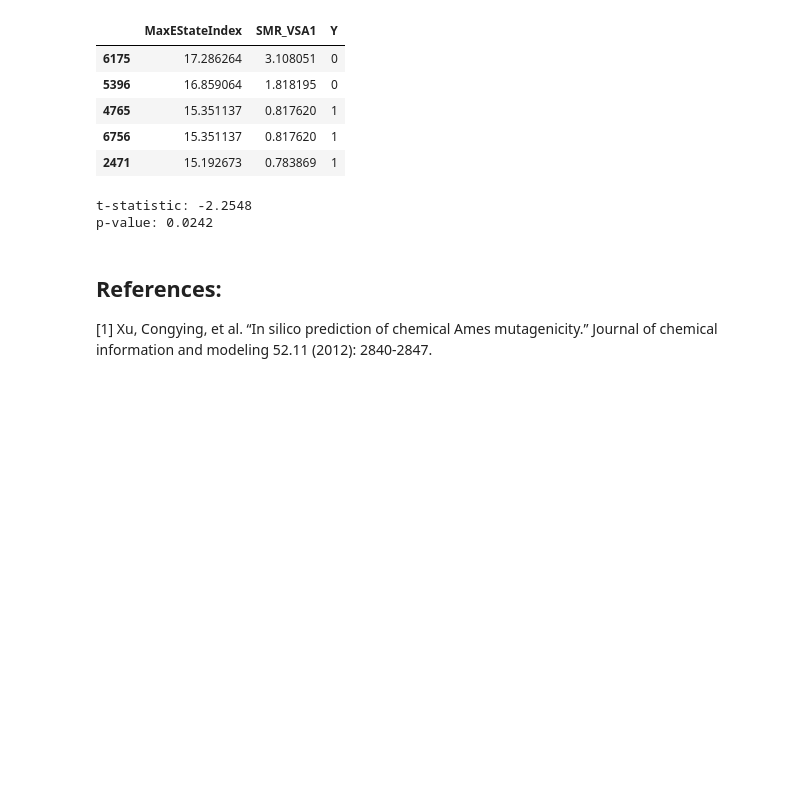
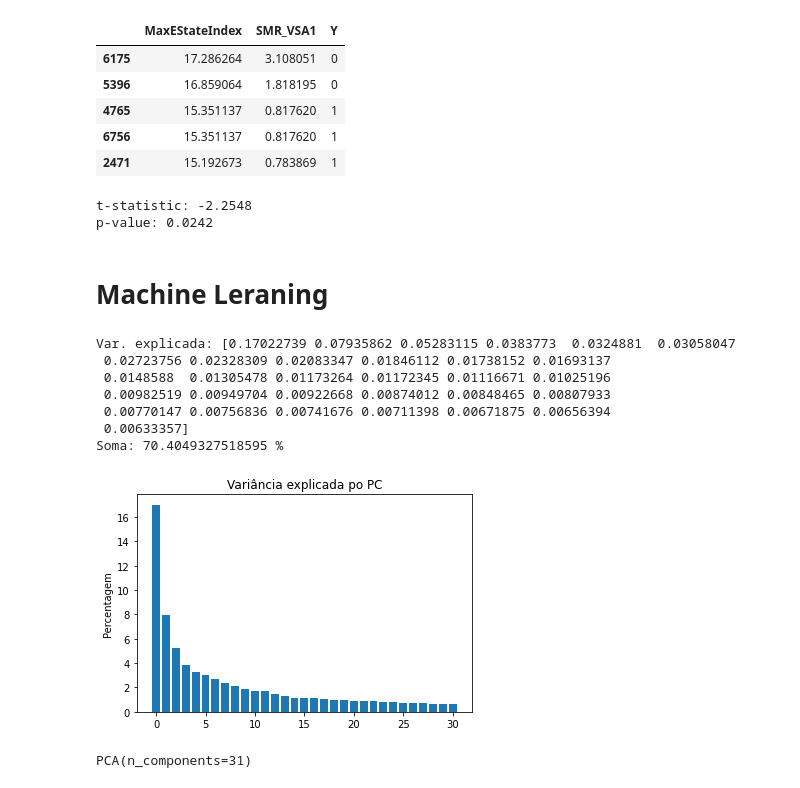
Before and after one commit to esperancaa/Extracao_de_Dados, a Jupyter notebook: Trabalho_Pyhton/Trabalho.ipynb, the cells around one changed output. Cells and saved outputs as stored; diff of their text form; code cells hidden in the pictures; blank space fills up the shorter version.

```diff
--- a/Trabalho_Pyhton/Trabalho.ipynb
+++ b/Trabalho_Pyhton/Trabalho.ipynb
@@ -543,7 +543,39 @@ print(f'p-value: {p_value:.4f}')
 # %% [output]
 t-statistic: -2.2548
 p-value: 0.0242
-# %% [markdown]
-## References:
-
-[1] Xu, Congying, et al. “In silico prediction of chemical Ames mutagenicity.” Journal of chemical information and modeling 52.11 (2012): 2840-2847.
+# %% [markdown]
+# Machine Leraning
+# %%
+from sklearn import preprocessing
+array_df = preprocessing.scale(df_features)
+data_scale =  pd.DataFrame(array_df, index =df_features.index , columns = df_features.columns)
+# %%
+#Estamos a trabalhar com 71 componentes principais pois temos como obetivo obter 90% do dados
+
+from sklearn.decomposition import PCA
+n=31
+pca_ames = PCA(n_components=n)
+pca_ames.fit(data_scale)
+X_r = pca_ames.transform(data_scale)
+
+print('Var. explicada: %s'% str(pca_ames.explained_variance_ratio_))
+print('Soma:', sum(pca_ames.explained_variance_ratio_) * 100, "%")
+
+plt.bar(range(n), pca_ames.explained_variance_ratio_*100)
+#plt.xticks(range(n), ['PC'+str(i) for i in range(1, n+1)])
+plt.title("Variância explicada po PC")
+plt.ylabel("Percentagem")
+plt.show()
+# %% [output]
+Var. explicada: [0.17022739 0.07935862 0.05283115 0.0383773  0.0324881  0.03058047
+ 0.02723756 0.02328309 0.02083347 0.01846112 0.01738152 0.01693137
+ 0.0148588  0.01305478 0.01173264 0.01172345 0.01116671 0.01025196
+ 0.00982519 0.00949704 0.00922668 0.00874012 0.00848465 0.00807933
+ 0.00770147 0.00756836 0.00741676 0.00711398 0.00671875 0.00656394
+ 0.00633357]
+Soma: 70.4049327518595 %
+[figure, added]
+# %%
+print(pca_ames)
+# %% [output]
+PCA(n_components=31)
```
